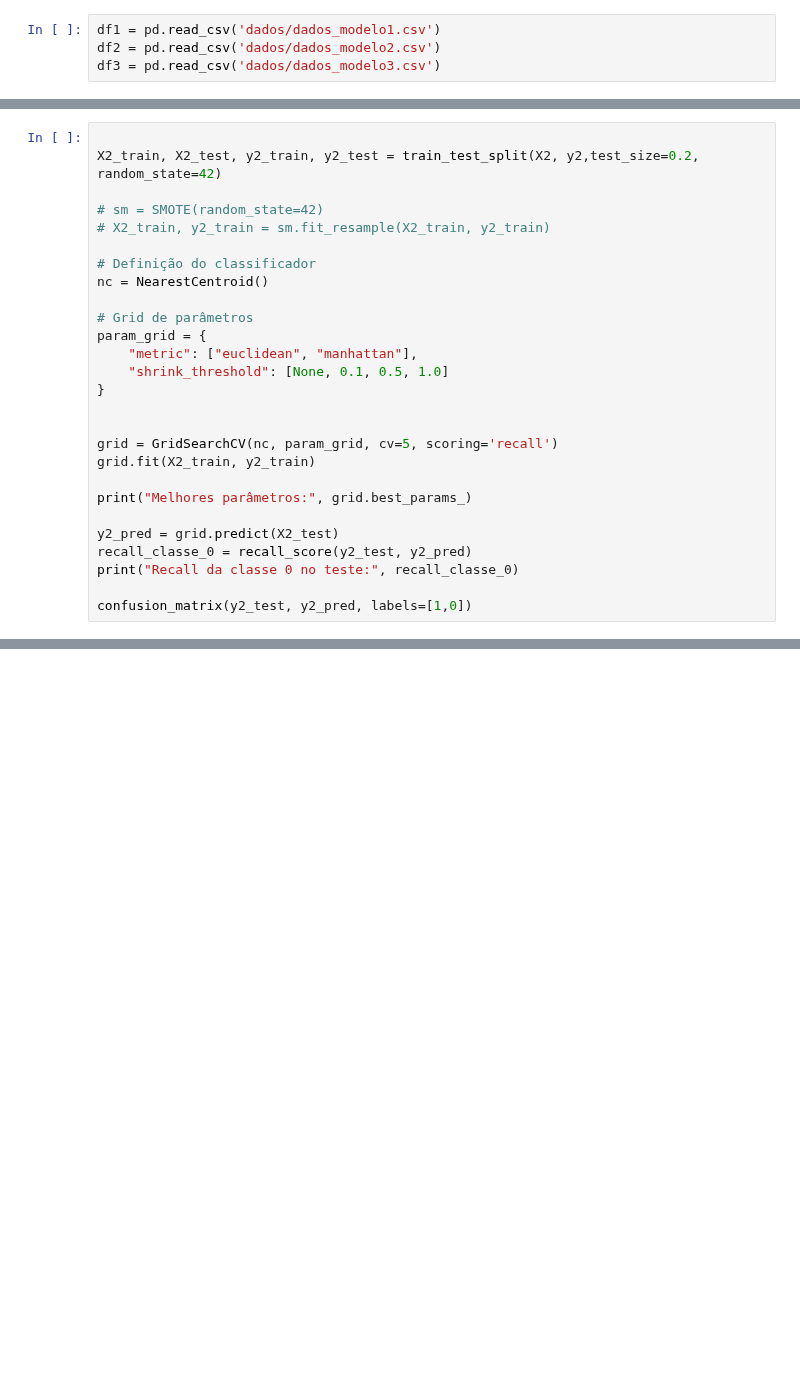
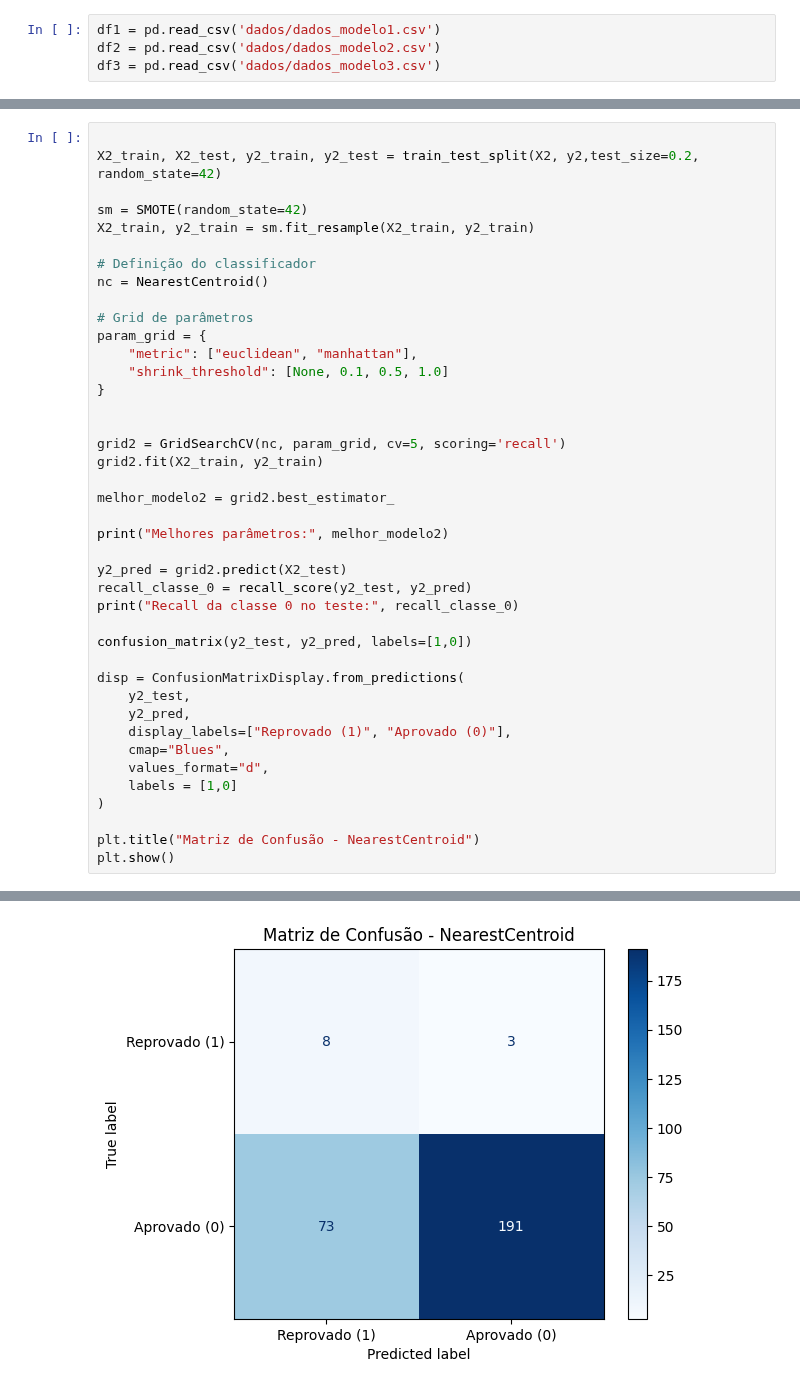
Before and after one commit to antonioatra/LATECH-Predictive_Model, a Jupyter notebook: notebooks/nearestCentroid.ipynb, the cells around one changed output, grey strips where cells are left out. Drawn from its saved outputs; the diff is of its cells as text; blank space fills up the shorter version.

```diff
--- a/notebooks/nearestCentroid.ipynb
+++ b/notebooks/nearestCentroid.ipynb
@@ -79,8 +80,8 @@ array([[  8,   3],
 
 X2_train, X2_test, y2_train, y2_test = train_test_split(X2, y2,test_size=0.2, random_state=42)
 
-# sm = SMOTE(random_state=42)
-# X2_train, y2_train = sm.fit_resample(X2_train, y2_train)
+sm = SMOTE(random_state=42)
+X2_train, y2_train = sm.fit_resample(X2_train, y2_train)
 
 # Definição do classificador
 nc = NearestCentroid()
@@ -92,14 +93,28 @@ param_grid = {
 }
 
 
-grid = GridSearchCV(nc, param_grid, cv=5, scoring='recall')
-grid.fit(X2_train, y2_train)
+grid2 = GridSearchCV(nc, param_grid, cv=5, scoring='recall')
+grid2.fit(X2_train, y2_train)
 
-print("Melhores parâmetros:", grid.best_params_)
+melhor_modelo2 = grid2.best_estimator_
 
-y2_pred = grid.predict(X2_test)
+print("Melhores parâmetros:", melhor_modelo2)
+
+y2_pred = grid2.predict(X2_test)
 recall_classe_0 = recall_score(y2_test, y2_pred)
 print("Recall da classe 0 no teste:", recall_classe_0)
 
 confusion_matrix(y2_test, y2_pred, labels=[1,0])
+
+disp = ConfusionMatrixDisplay.from_predictions(
+    y2_test,
+    y2_pred,
+    display_labels=["Reprovado (1)", "Aprovado (0)"],
+    cmap="Blues",
+    values_format="d",
+    labels = [1,0]
+)
+
+plt.title("Matriz de Confusão - NearestCentroid")
+plt.show()
 # %% [output]
@@ -110,3 +123,4 @@ array([[ 10,   1],
+[figure, added]
 # %%
 
 X3_train, X3_test, y3_train, y3_test = train_test_split(X3, y3,test_size=0.2, random_state=42)
```
Also changed, not shown: parts of 9 cells of this notebook, 2 other files.
